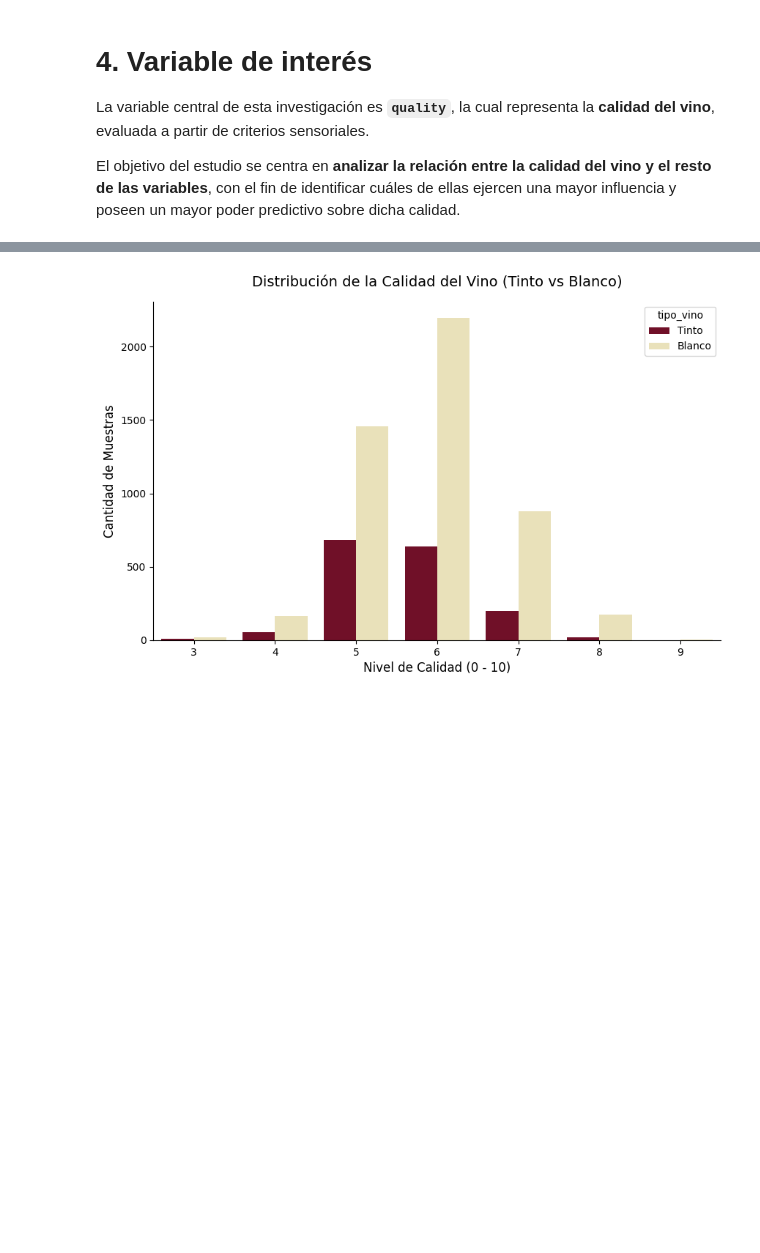
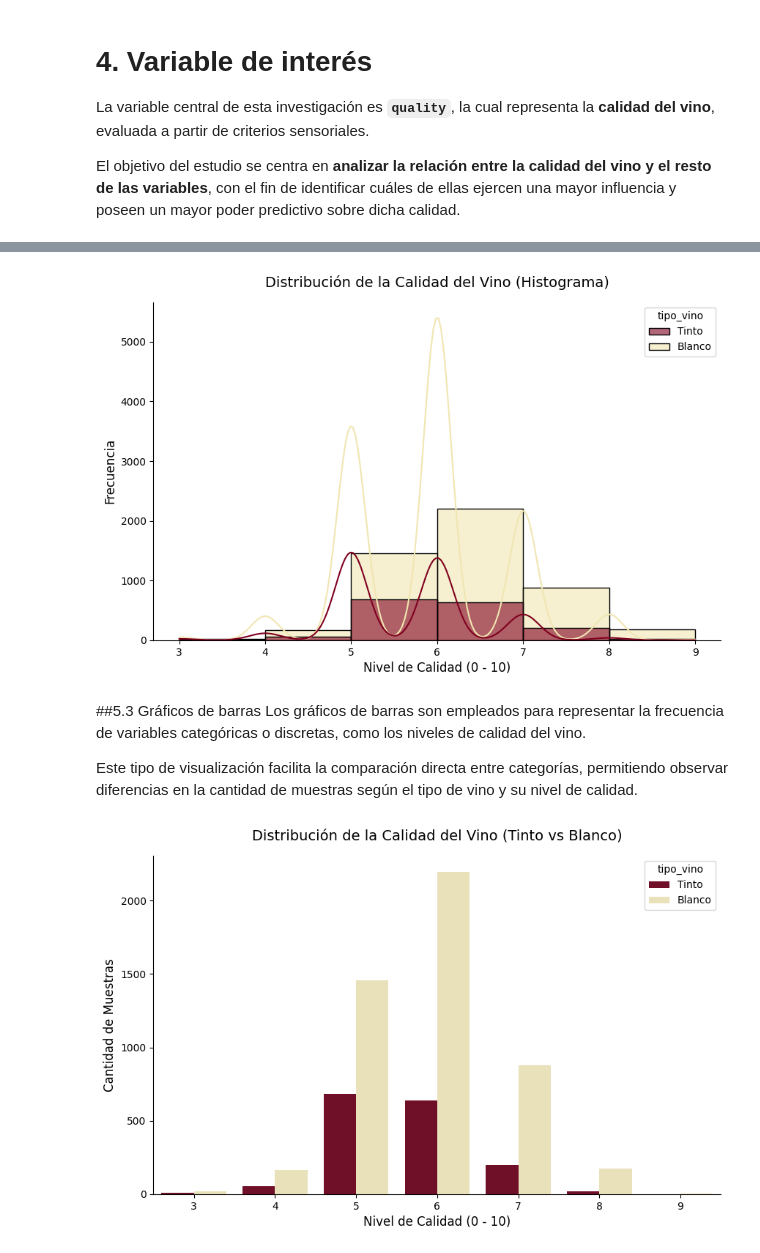
Before and after one commit to caamilo03/wine-quality, a Jupyter notebook: sesiones_practicas/sp_1_Camilo_Loaiza_Sarai_Restrepo.ipynb, the cells around one changed output, grey strips where cells are left out. Drawn from its saved outputs; the diff is of its cells as text; code cells hidden in the pictures; blank space fills up the shorter version.

```diff
--- a/sesiones_practicas/sp_1_Camilo_Loaiza_Sarai_Restrepo.ipynb
+++ b/sesiones_practicas/sp_1_Camilo_Loaiza_Sarai_Restrepo.ipynb
@@ -193,3 +221,30 @@ El objetivo del estudio se centra en **analizar la relación entre la calidad de
+# %%
+plt.figure(figsize=(10, 6))
+
+sns.histplot(
+    data=df_vinos,
+    x='quality',
+    hue='tipo_vino',
+    bins=6,
+    kde=True,
+    multiple='layer',
+    palette={'Tinto': '#800020', 'Blanco': '#f1e6b2'},
+    alpha=0.6
+)
+
+plt.title('Distribución de la Calidad del Vino (Histograma)', fontsize=14, pad=15)
+plt.xlabel('Nivel de Calidad (0 - 10)', fontsize=12)
+plt.ylabel('Frecuencia', fontsize=12)
+
+sns.despine()
+plt.show()
+# %% [output]
+[figure, added]
+# %% [markdown]
+##5.3 Gráficos de barras
+Los gráficos de barras son empleados para representar la frecuencia de variables categóricas o discretas, como los niveles de calidad del vino.
+
+Este tipo de visualización facilita la comparación directa entre categorías, permitiendo observar diferencias en la cantidad de muestras según el tipo de vino y su nivel de calidad.
 # %%
 df_red['tipo_vino'] = 'Tinto'
 df_white['tipo_vino'] = 'Blanco'
```
Also changed, not shown: parts of 6 cells of this notebook.
